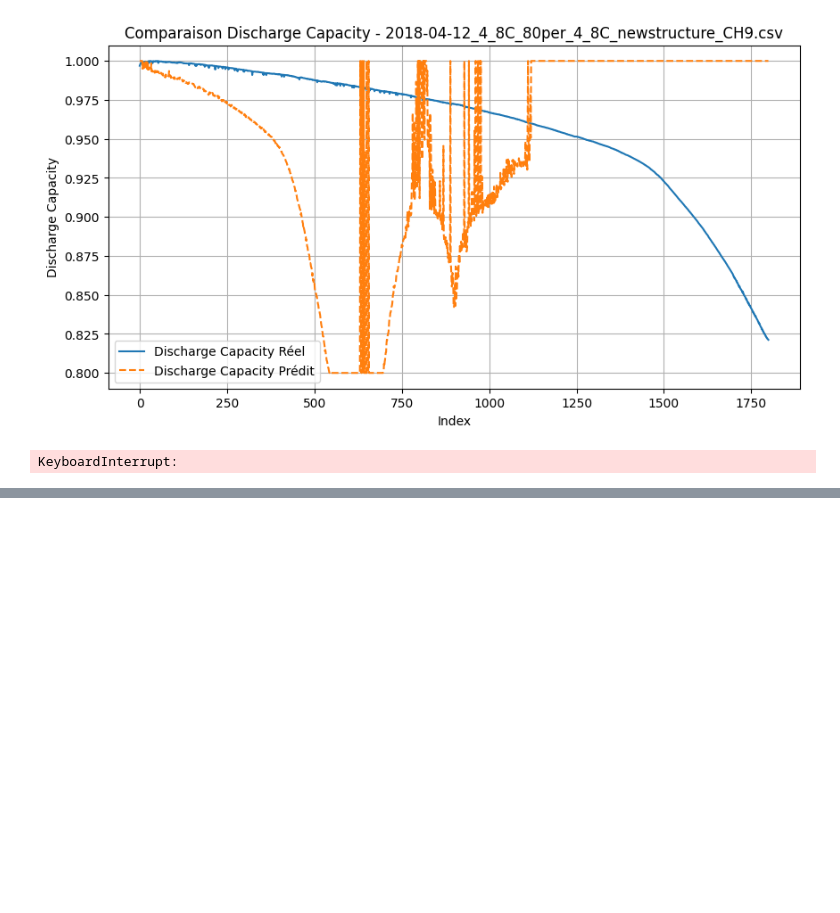
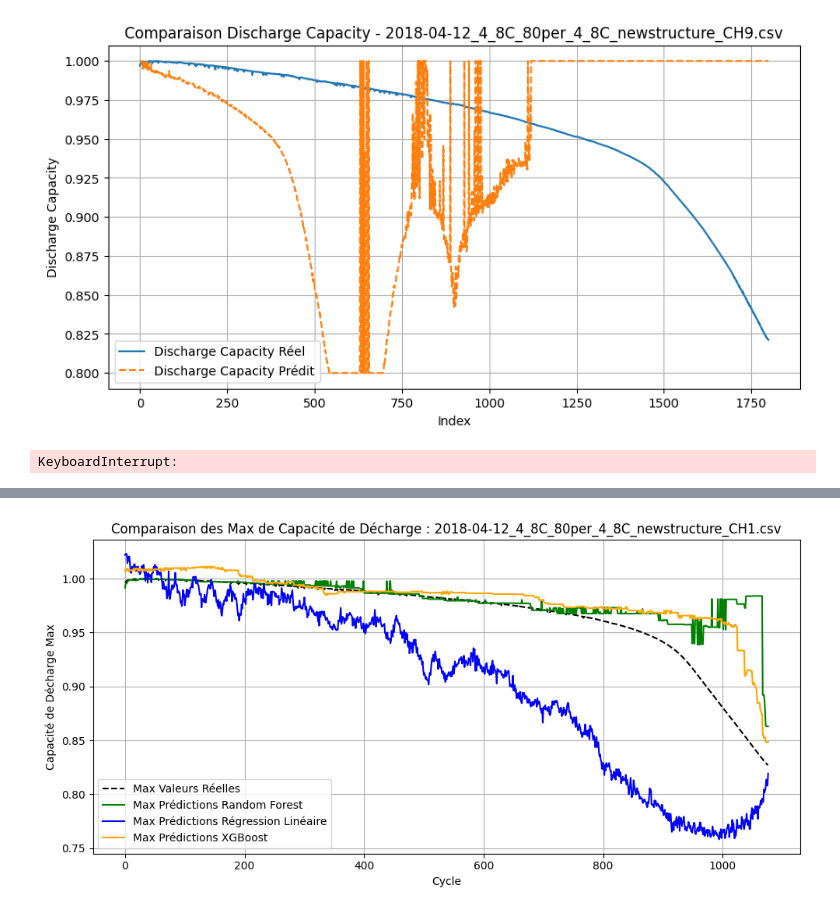
Before and after one commit to SalimMabed/PHM-Batteries, a Jupyter notebook: first_modele.ipynb, the cells around one changed output, grey strips where cells are left out. Cells and saved outputs as stored; diff of their text form; code cells hidden in the pictures; blank space fills up the shorter version.

```diff
--- a/first_modele.ipynb
+++ b/first_modele.ipynb
@@ -826,0 +949,86 @@ R-squared (R²): -153.0589579831355
+# %%
+import os
+import pandas as pd
+from sklearn.metrics import mean_squared_error
+import joblib
+import matplotlib.pyplot as plt
+import xgboost as xgb
+
+# Chemin vers le répertoire contenant les fichiers CSV
+data_path = r'C:\\Users\\pc\\Desktop\\data\\all batchs'
+
+# Dossier où enregistrer les résultats
+results_path = r'C:\\Users\\pc\\Desktop\\Results'
+os.makedirs(results_path, exist_ok=True)
+
+# Charger les modèles
+rf_model = joblib.load('Models/random_forest_model.pkl')
+lr_model = joblib.load('Models/linear_regression_model.pkl')
+xgb_model = xgb.XGBRegressor()
+xgb_model.load_model('Models/xgb.json')
+
+# Charger et traiter uniquement le fichier 13 (le 13e fichier dans la liste)
+csv_file = os.listdir(data_path)[12]  # Fichier numéro 13
+file_path = os.path.join(data_path, csv_file)
+df_test = pd.read_csv(file_path)
+
+# Afficher le nom du fichier en cours de traitement
+print(f"Prédictions pour le fichier : {csv_file}")
+
+# Préparer les données de test
+cycle_index = df_test['Cycle_Index']
+X_test = df_test.drop(columns=['Discharge_Capacity'])
+y_test = df_test['Discharge_Capacity'].clip(0.8, 1)
+
+# Faire des prédictions avec chaque modèle
+rf_pred = rf_model.predict(X_test)
+lr_pred = lr_model.predict(X_test)
+xgb_pred = xgb_model.predict(X_test)
+
+# Calculer le maximum par cycle pour chaque modèle
+rf_pred_max_per_cycle = pd.Series(rf_pred).groupby(cycle_index).max()
+lr_pred_max_per_cycle = pd.Series(lr_pred).groupby(cycle_index).max()
+xgb_pred_max_per_cycle = pd.Series(xgb_pred).groupby(cycle_index).max()
+y_test_max_per_cycle = y_test.groupby(cycle_index).max()  # Maximum des valeurs réelles
+
+# Enregistrer les prédictions dans un fichier CSV
+result_df = pd.DataFrame({
+    'Cycle_Index': cycle_index.unique(),
+    'Max_Real': y_test_max_per_cycle.values,
+    'Max_RF_Pred': rf_pred_max_per_cycle.values,
+    'Max_LR_Pred': lr_pred_max_per_cycle.values,
+    'Max_XGB_Pred': xgb_pred_max_per_cycle.values
+})
+
+# Chemin du dossier 'Results' dans le répertoire courant où le code est exécuté
+results_path = os.path.join(os.getcwd(), 'Results')
+
+# Vérifier si le dossier 'Results' existe, sinon le créer
+if not os.path.exists(results_path):
+    os.makedirs(results_path)
+
+# Enregistrer les résultats
+result_file = os.path.join(results_path, f'results_{csv_file}')
+result_df.to_csv(result_file, index=False)
+
+# Tracer les résultats
+plt.figure(figsize=(10, 5))
+plt.plot(y_test_max_per_cycle.values, label='Max Valeurs Réelles', color='black', linestyle='--')
+rf_pred_max_per_cycle.plot(label='Max Prédictions Random Forest', color='green')
+lr_pred_max_per_cycle.plot(label='Max Prédictions Régression Linéaire', color='blue')
+xgb_pred_max_per_cycle.plot(label='Max Prédictions XGBoost', color='orange')
+
+# Ajouter un titre et des étiquettes
+plt.title(f'Comparaison des Max de Capacité de Décharge : {csv_file}')
+plt.xlabel('Cycle')
+plt.ylabel('Capacité de Décharge Max')
+plt.legend()
+plt.grid()
+plt.tight_layout()
+
+# Sauvegarder le graphique
+plt.savefig(os.path.join(results_path, f'graph_{csv_file}.png'))
+
+# Afficher le graphique
+plt.show()
+# %% [output]
@@ -826,0 +1036 @@ R-squared (R²): -153.0589579831355
+[figure, added]
```
Also changed, not shown: parts of 6 cells of this notebook, 6 other files.
